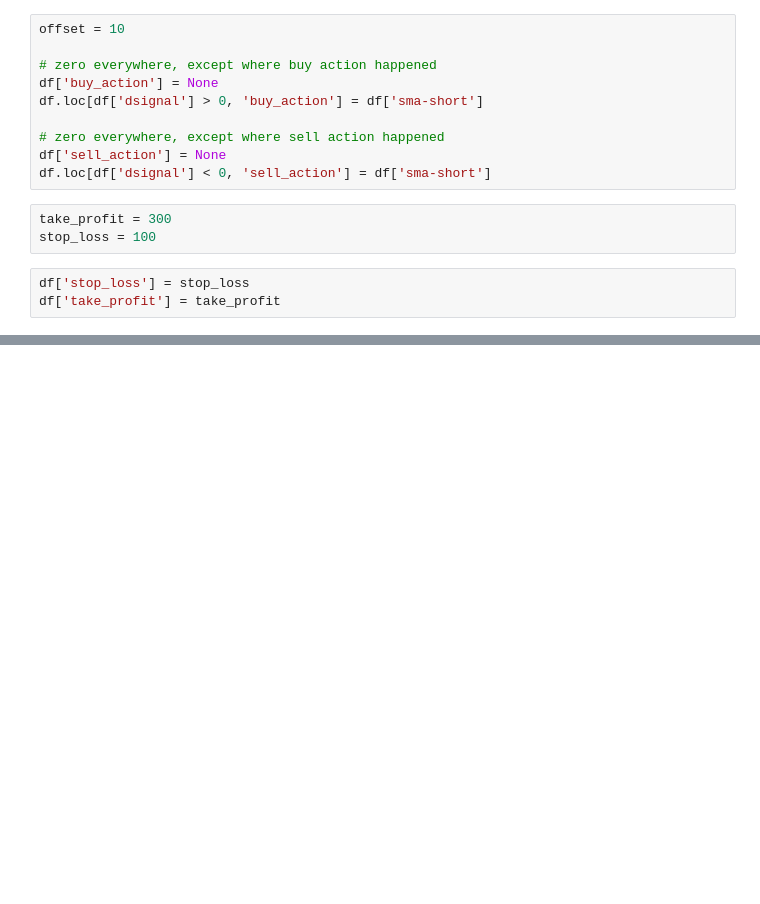
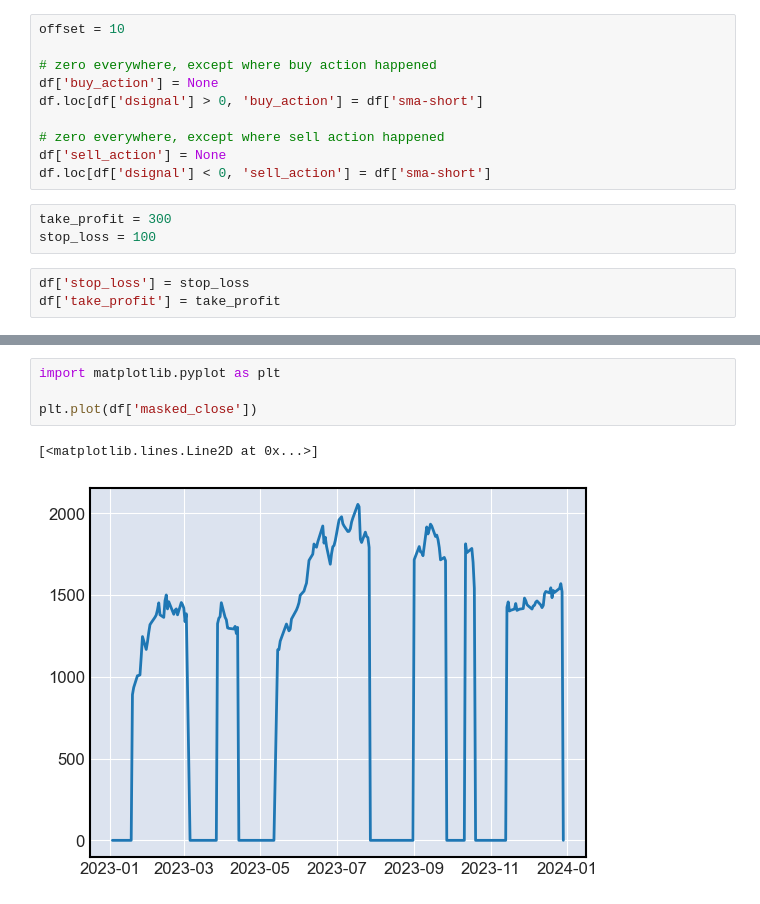
Before and after one commit to ArnasVaic/FI, a Jupyter notebook: lab3/main.ipynb, the cells around one changed output, grey strips where cells are left out. Cells and saved outputs as stored; diff of their text form; blank space fills up the shorter version.

```diff
--- a/lab3/main.ipynb
+++ b/lab3/main.ipynb
@@ -194,0 +221,7 @@ DatetimeIndex(['2023-01-31 00:00:00-05:00', '2023-02-01 00:00:00-05:00',
+# %%
+import matplotlib.pyplot as plt
+
+plt.plot(df['masked_close'])
+# %% [output]
+[<matplotlib.lines.Line2D at 0x...>]
+[figure, added]
```
Also changed, not shown: parts of 8 cells of this notebook.
